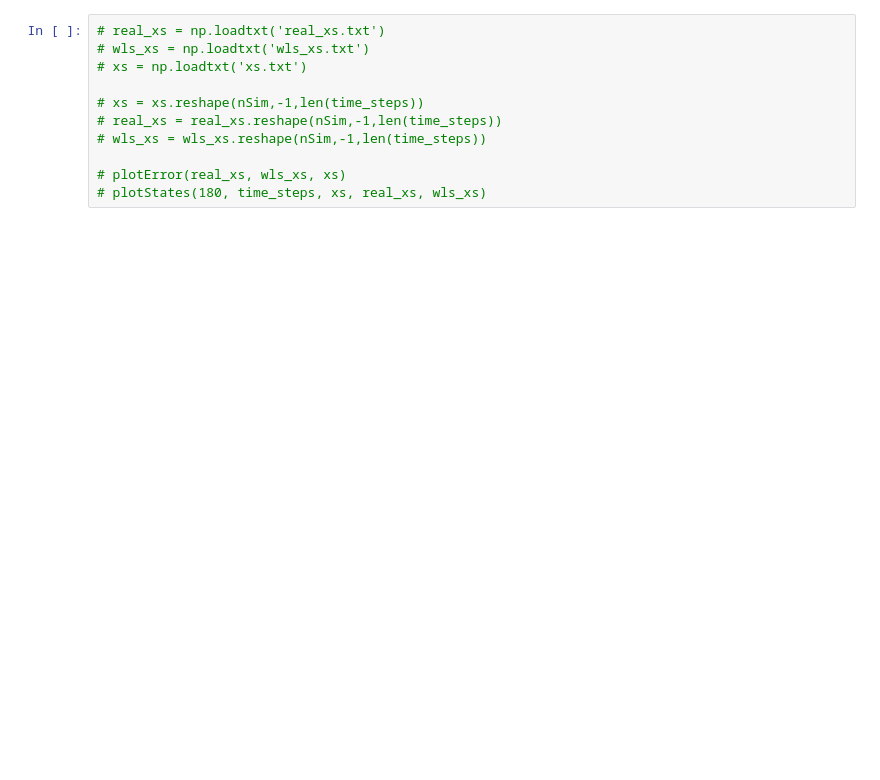
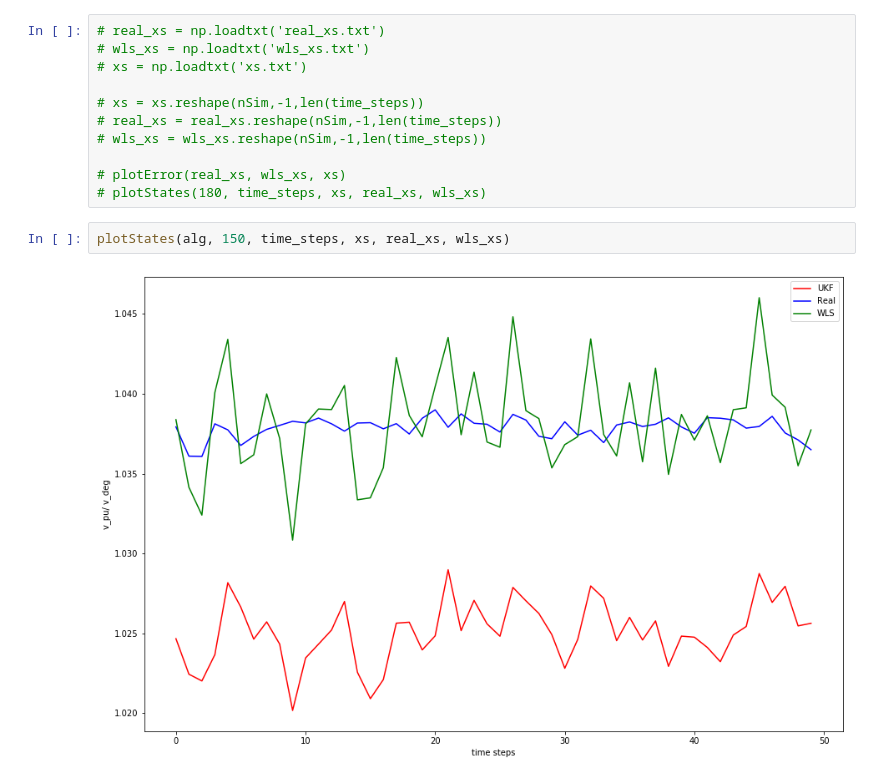
Before and after one commit to Nitty12/IAEW-student-job, a Jupyter notebook: EKF_cleaned_10.02.2020.ipynb, the cells around one changed output. Saved outputs shown, nothing was run; the diff lists cells and outputs as text; blank space fills up the shorter version.

```diff
--- a/EKF_cleaned_10.02.2020.ipynb
+++ b/EKF_cleaned_10.02.2020.ipynb
@@ -462,3 +522,7 @@ runtime: 0:00:12.042842
 
 # plotError(real_xs, wls_xs, xs)
 # plotStates(180, time_steps, xs, real_xs, wls_xs)
+# %%
+plotStates(alg, 150, time_steps, xs, real_xs, wls_xs)
+# %% [output]
+[figure, added]
```
Also changed, not shown: parts of 12 cells of this notebook, 14 other files.
